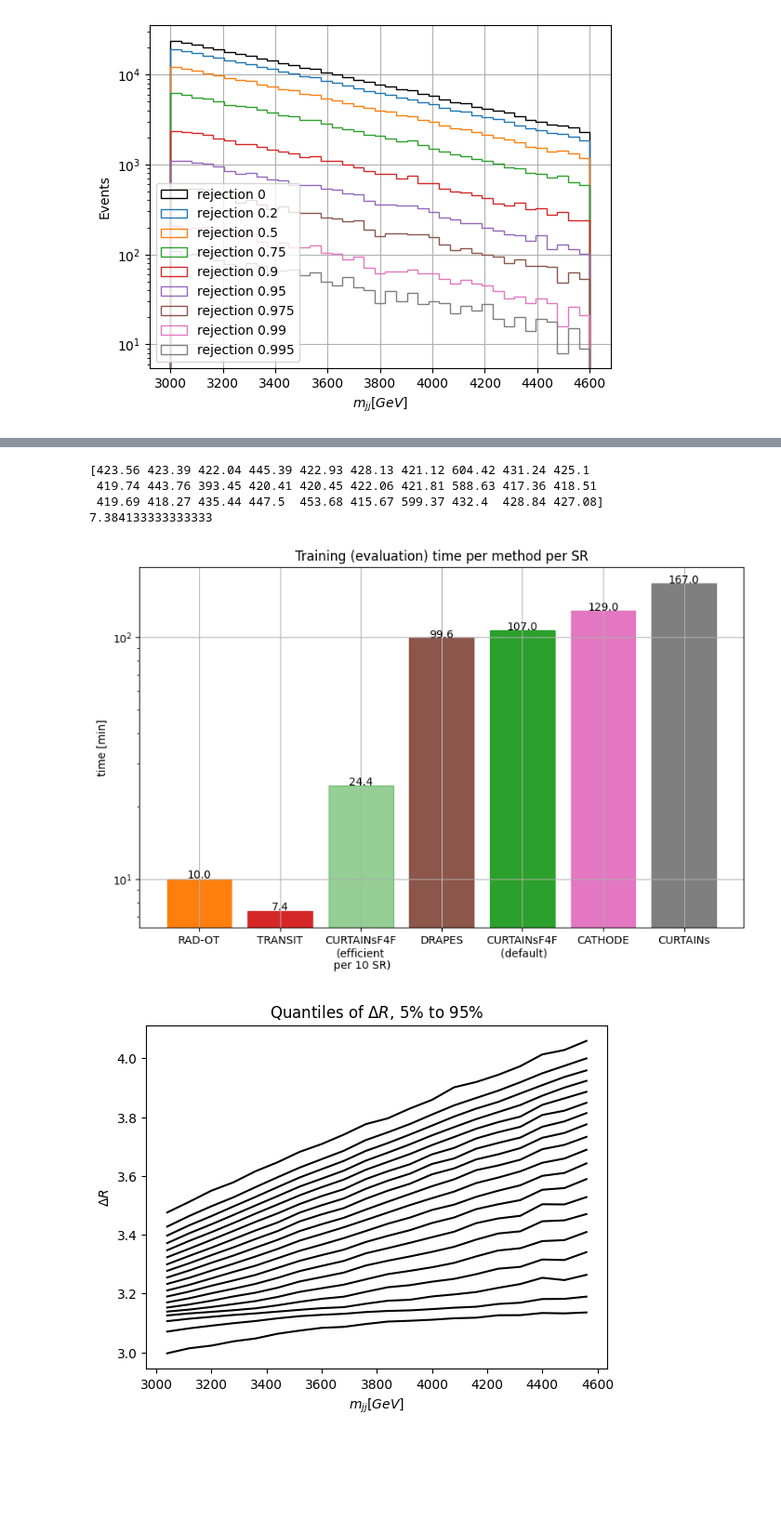
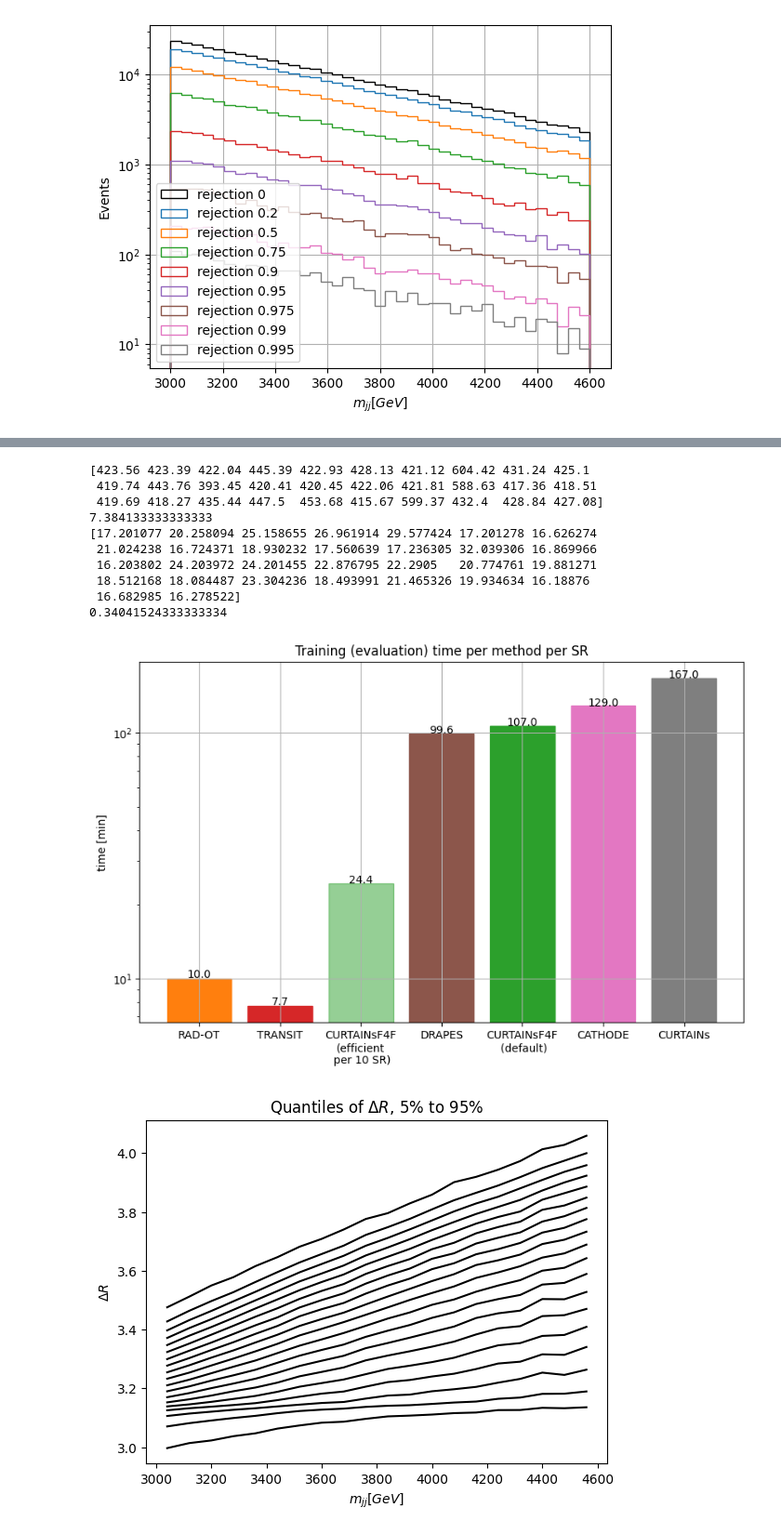
Before and after one commit to IvanOleksiyuk/transit, a Jupyter notebook: notebooks/final_plotsPAPER.ipynb, the cells around one changed output, grey strips where cells are left out. Shown at 93% size. Cells and saved outputs as stored; diff of their text form; code cells hidden in the pictures; blank space fills up the shorter version.

```diff
--- a/notebooks/final_plotsPAPER.ipynb
+++ b/notebooks/final_plotsPAPER.ipynb
@@ -325,52 +325,98 @@ def find_execution_times(root_directory):
     return execution_times
 
 execution_times = np.array(find_execution_times(group_run))
+# %%
+from datetime import timedelta
+
+def parse_time(time_str):
+    """Convert a time string (H:M:S.F) to total seconds."""
+    time_parts = list(map(float, time_str.split(':')))
+    return timedelta(hours=time_parts[0], minutes=time_parts[1], seconds=time_parts[2]).total_seconds()
+
+def get_generation_time(file_path):
+    """Extract and sum the generation times from the file."""
+    generation_steps = ["Generate template"]
+    total_seconds = 0.0
+
+    with open(file_path, 'r') as file:
+        for line in file:
+            for step in generation_steps:
+                if step in line:
+                    time_str = re.search(r'([0-9]+:[0-9]+:[0-9]+\.[0-9]+)', line)
+                    if time_str:
+                        total_seconds += parse_time(time_str.group(1))
+
+    return total_seconds
+# %%
+generation_times = []
+def find_generation_times(root_directory):
+    execution_times = []
+    # Traverse directory tree
+    for dirpath, _, filenames in os.walk(root_directory):
+        for filename in filenames:
+            if filename == "runtime.txt":
+                # Construct full file path
+                file_path = os.path.join(dirpath, filename)
+                generation_times.append(get_generation_time(file_path))
+    return generation_times
+
+generation_times = np.array(find_generation_times(group_run))
 # %%
 print(execution_times)
 print(np.mean(execution_times)/60)
+print(generation_times)
+print(np.mean(generation_times)/60)
+
+total_time = np.mean(execution_times) + np.mean(generation_times)
 # %% [output]
 [423.56 423.39 422.04 445.39 422.93 428.13 421.12 604.42 431.24 425.1
  419.74 443.76 393.45 420.41 420.45 422.06 421.81 588.63 417.36 418.51
  419.69 418.27 435.44 447.5  453.68 415.67 599.37 432.4  428.84 427.08]
 7.384133333333333
+[17.201077 20.258094 25.158655 26.961914 29.577424 17.201278 16.626274
+ 21.024238 16.724371 18.930232 17.560639 17.236305 32.039306 16.869966
+ 16.203802 24.203972 24.201455 22.876795 22.2905   20.774761 19.881271
+ 18.512168 18.084487 23.304236 18.493991 21.465326 19.934634 16.18876
+ 16.682985 16.278522]
+0.34041524333333334
 # %%
 # Make the speed plot
 if add_sigma:
-    values = [10, 3, np.mean(execution_times)/60,  244/10, 30, 1.66*60, 107, 129, 167]
+    values = [10, 3, total_time/60,  244/10, 30, 1.66*60, 107, 129, 167]
     methods = ["RAD-OT", "SIGMA\n(per 10 SR)", "TRANSIT",  "CURTAINsF4F\n(efficient\n per 10 SR)", "SIGMA\n", "DRAPES",  "CURTAINsF4F\n (default)", "CATHODE",  "CURTAINs"]
     color_is = [1, 4, 3, 2, 4, 5, 2, 6, 7]
     alphas = [1, 0.5, 1, 0.5, 1, 1, 1, 1, 1]
 
 else:
-    values = [10, np.mean(execution_times)/60, 244/10, 1.66*60, 107, 129, 167]
+    values = [10, total_time/60, 244/10, 1.66*60, 107, 129, 167]
     methods = ["RAD-OT", "TRANSIT", "CURTAINsF4F\n(efficient\n per 10 SR)", "DRAPES",  "CURTAINsF4F\n (default)", "CATHODE",  "CURTAINs"]
     color_is = [1, 3, 2, 5, 2, 6, 7]
     alphas = [1, 1, 0.5, 1, 1, 1, 1]
 
 
 
 # Plot
 plt.figure(figsize=(10, 6))
 bars = plt.bar(methods, values)
 for i, value in enumerate(values):
     plt.text(i, value + 0.1, f"{value:.1f}", ha='center')
 # Assign each bar a different color
 
 for i, bar in enumerate(bars):
     bar.set_color(plt.cm.tab10(color_is[i]))  # Using a colormap for varied colors
     bar.set_alpha(alphas[i])  # Set transparency
 
 # Labels and title
 plt.ylabel("time [min]")
 plt.yscale("log")
 plt.grid()
 #plt.xlabel("Methods")
 plt.title("Training (evaluation) time per method per SR")
 
 # Show plot
 plt.savefig(save_folder + "speed_plot.png", bbox_inches='tight', dpi=300)
 # %% [output]
-[figure, old version]
+[figure, new version]
 # %%
 df = pd.read_hdf("/home/users/o/oleksiyu/scratch/DATA/LHCO/events_anomalydetection_v2.features_prepCURTAINS.h5")
 # %%
```
Also changed, not shown: parts of 9 cells of this notebook, 4 other files.
